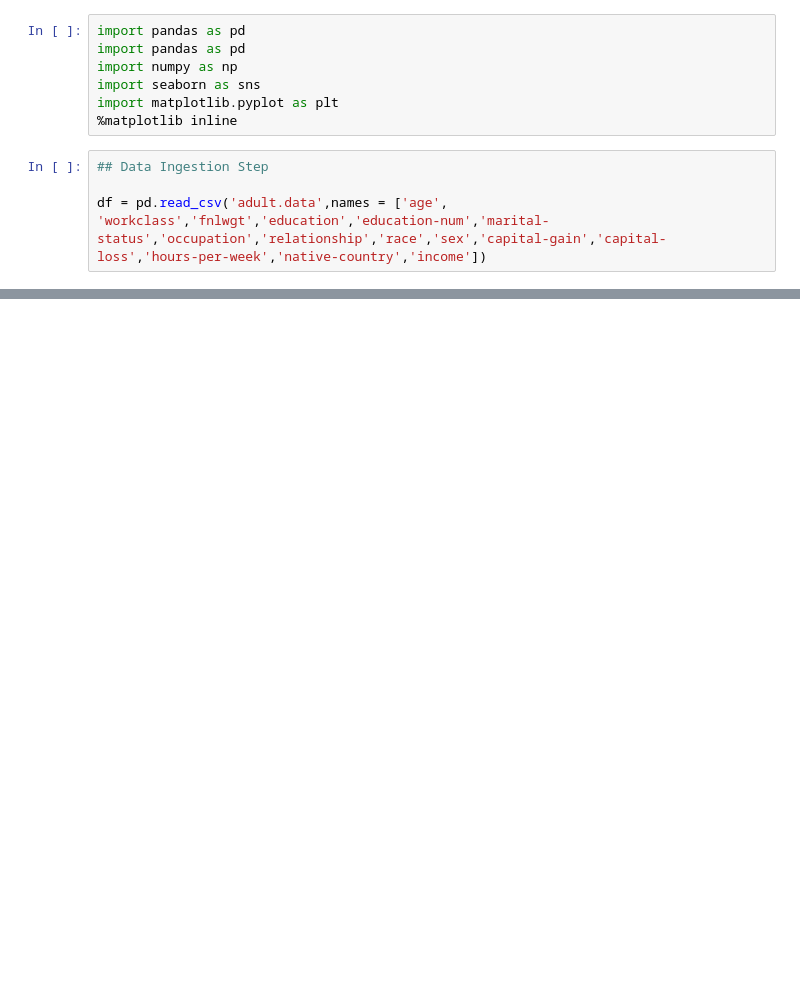
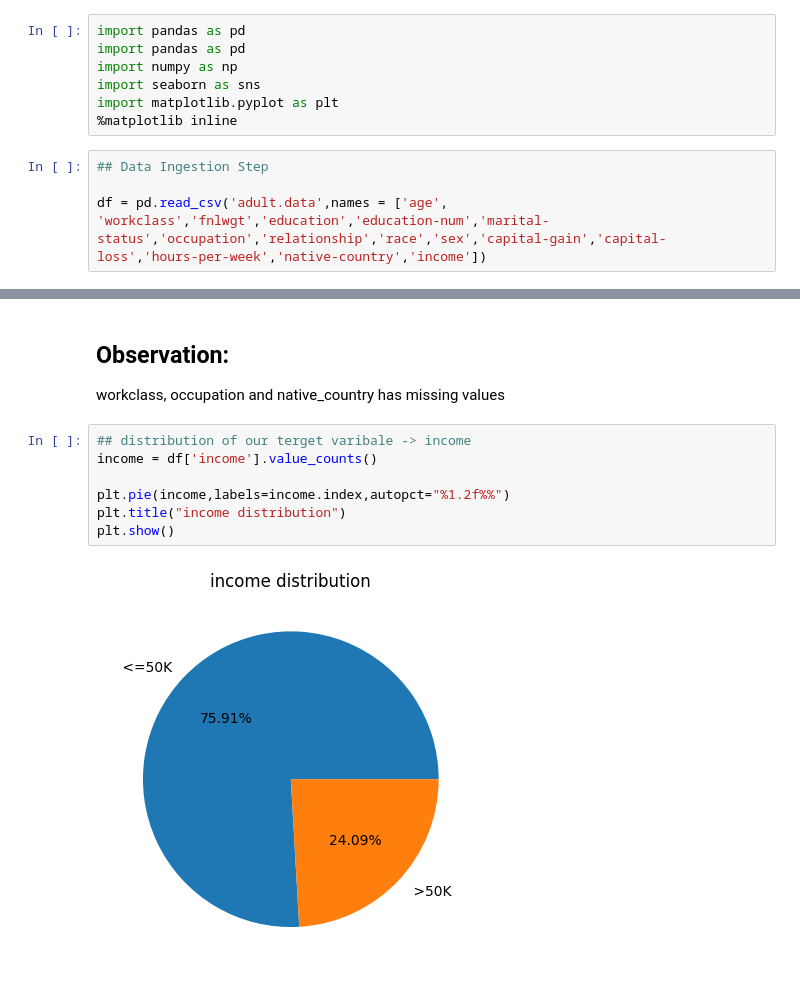
Before and after one commit to arvindarrives25/CensusIncomePrediction, a Jupyter notebook: notebooks/EDA.ipynb, the cells around one changed output, grey strips where cells are left out. Saved outputs shown, nothing was run; the diff lists cells and outputs as text; blank space fills up the shorter version.

```diff
--- a/notebooks/EDA.ipynb
+++ b/notebooks/EDA.ipynb
@@ -20,0 +103,12 @@ df.head()
+# %% [markdown]
+## Observation:
+workclass, occupation and native_country has missing values
+# %%
+## distribution of our terget varibale -> income
+income = df['income'].value_counts()
+
+plt.pie(income,labels=income.index,autopct="%1.2f%%")
+plt.title("income distribution")
+plt.show()
+# %% [output]
+[figure, added]
```
Also changed, not shown: parts of 56 cells of this notebook.
